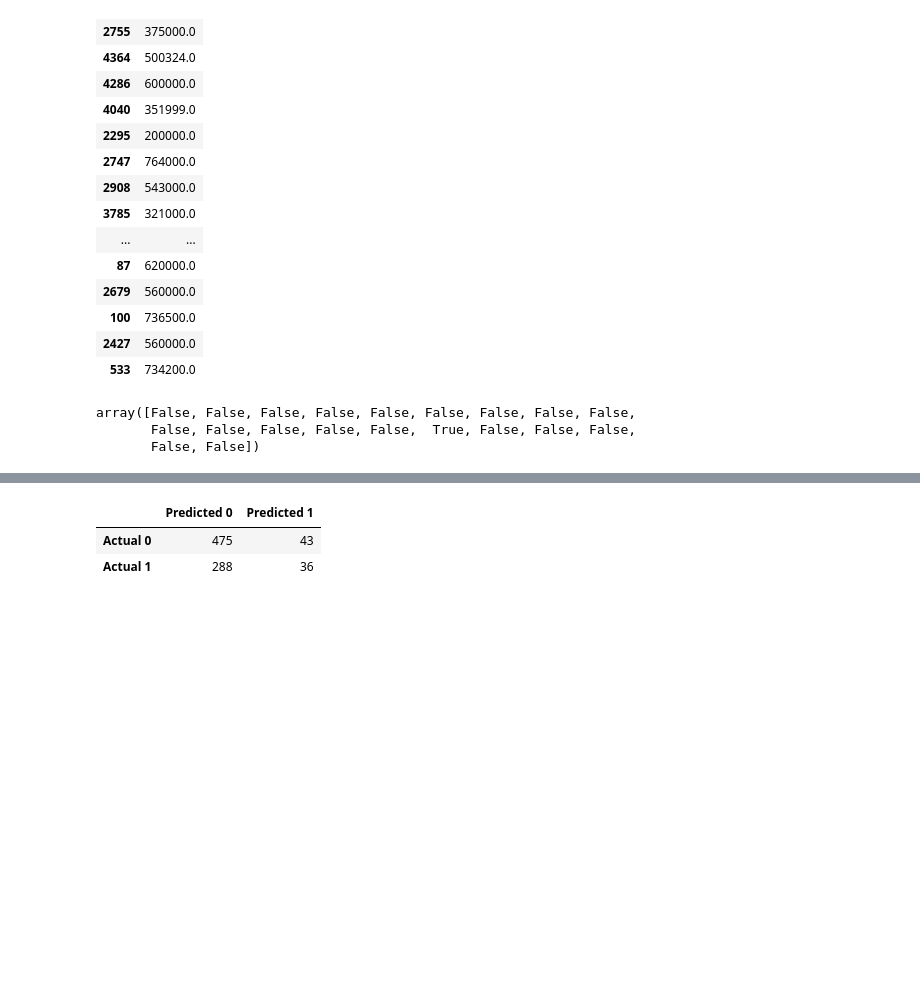
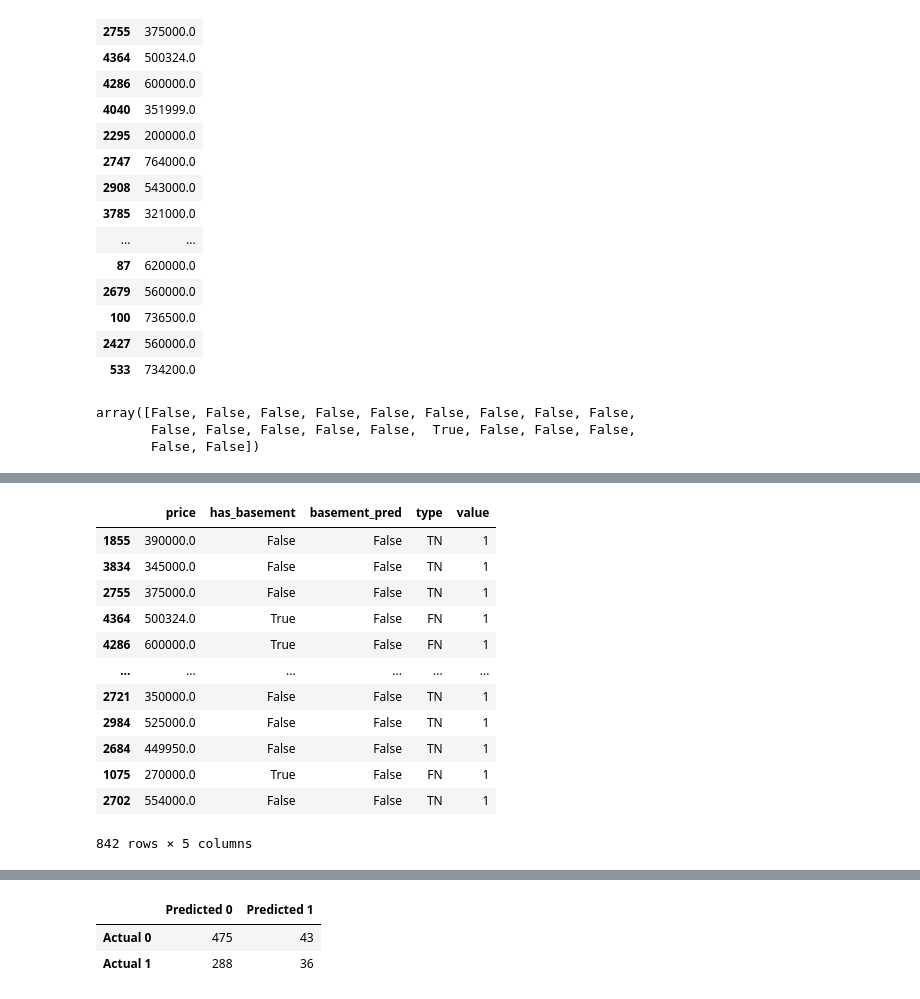
Before and after one commit to ncrowder/python, a Jupyter notebook: murach_data_analysis/class_demos/regression.ipynb, the cells around one changed output, grey strips where cells are left out. Cells and saved outputs as stored; diff of their text form; code cells hidden in the pictures; blank space fills up the shorter version.

```diff
--- a/murach_data_analysis/class_demos/regression.ipynb
+++ b/murach_data_analysis/class_demos/regression.ipynb
@@ -298,9 +298,13 @@ x_test[:20]
 | 2427 | 560000.0 |
 | 533 | 734200.0 |
 # %%
-y_predicted = model.predict(x_test)
-y_predicted[:20]
+y_pred = model.predict(x_test)
+y_pred[:20]
 # %% [output]
 array([False, False, False, False, False, False, False, False, False,
        False, False, False, False, False,  True, False, False, False,
        False, False])
+# %%
+basement_df = x_test.join(y_test)
+basement_df['basement_pred'] = y_pred
+basement_df
@@ -306,0 +325,24 @@ array([False, False, False, False, False, False, False, False, False,
+# %%
+def confusion(row):
+  if row.has_basement == True and row.basement_pred == True: return 'TP'
+  if row.has_basement == True and row.basement_pred == False: return 'FN'
+  if row.has_basement == False and row.basement_pred == True: return 'FP'
+  else: return 'TN'
+# %%
+basement_df['type'] = basement_df.apply(confusion, axis = 1)
+basement_df['value'] = 1
+basement_df
+# %% [output]
+|  | price | has_basement | basement_pred | type | value |
+| 1855 | 390000.0 | False | False | TN | 1 |
+| 3834 | 345000.0 | False | False | TN | 1 |
+| 2755 | 375000.0 | False | False | TN | 1 |
+| 4364 | 500324.0 | True | False | FN | 1 |
+| 4286 | 600000.0 | True | False | FN | 1 |
+| ... | ... | ... | ... | ... | ... |
+| 2721 | 350000.0 | False | False | TN | 1 |
+| 2984 | 525000.0 | False | False | TN | 1 |
+| 2684 | 449950.0 | False | False | TN | 1 |
+| 1075 | 270000.0 | True | False | FN | 1 |
+| 2702 | 554000.0 | False | False | TN | 1 |
+842 rows × 5 columns
```
Also changed, not shown: parts of 4 cells of this notebook.
